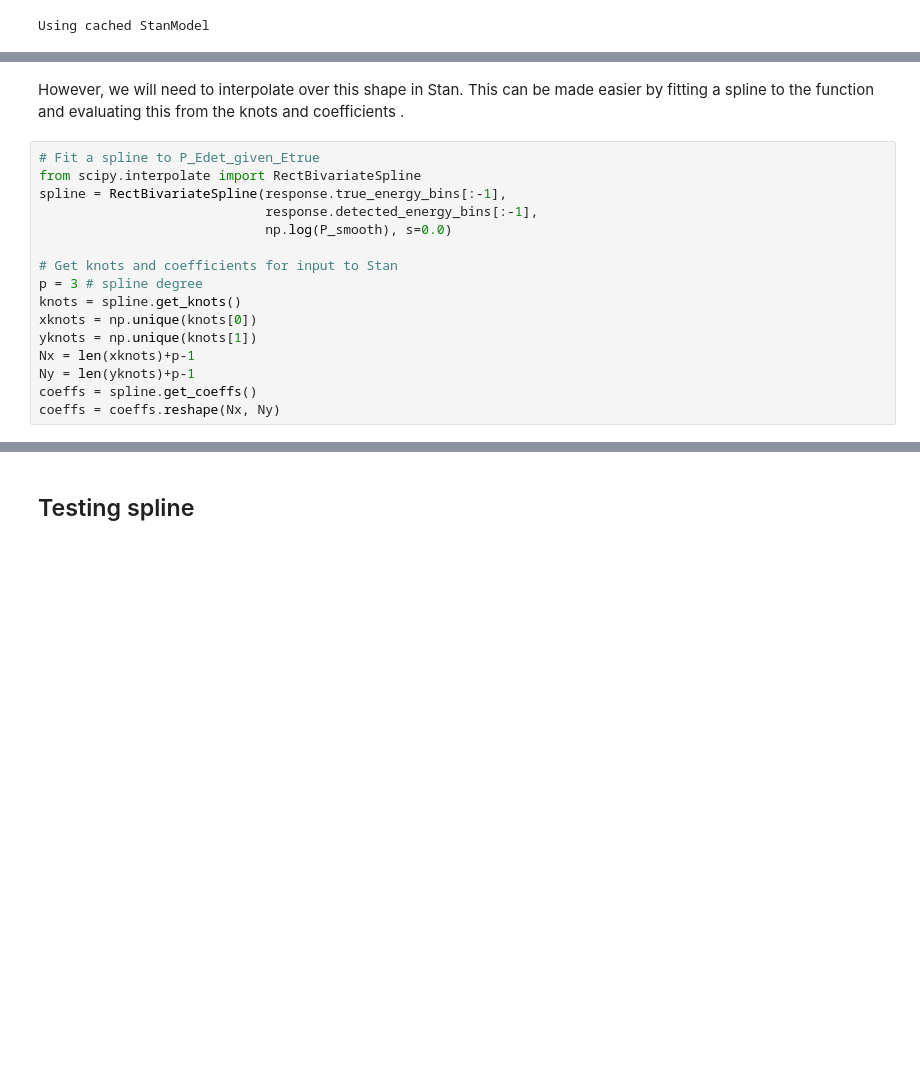
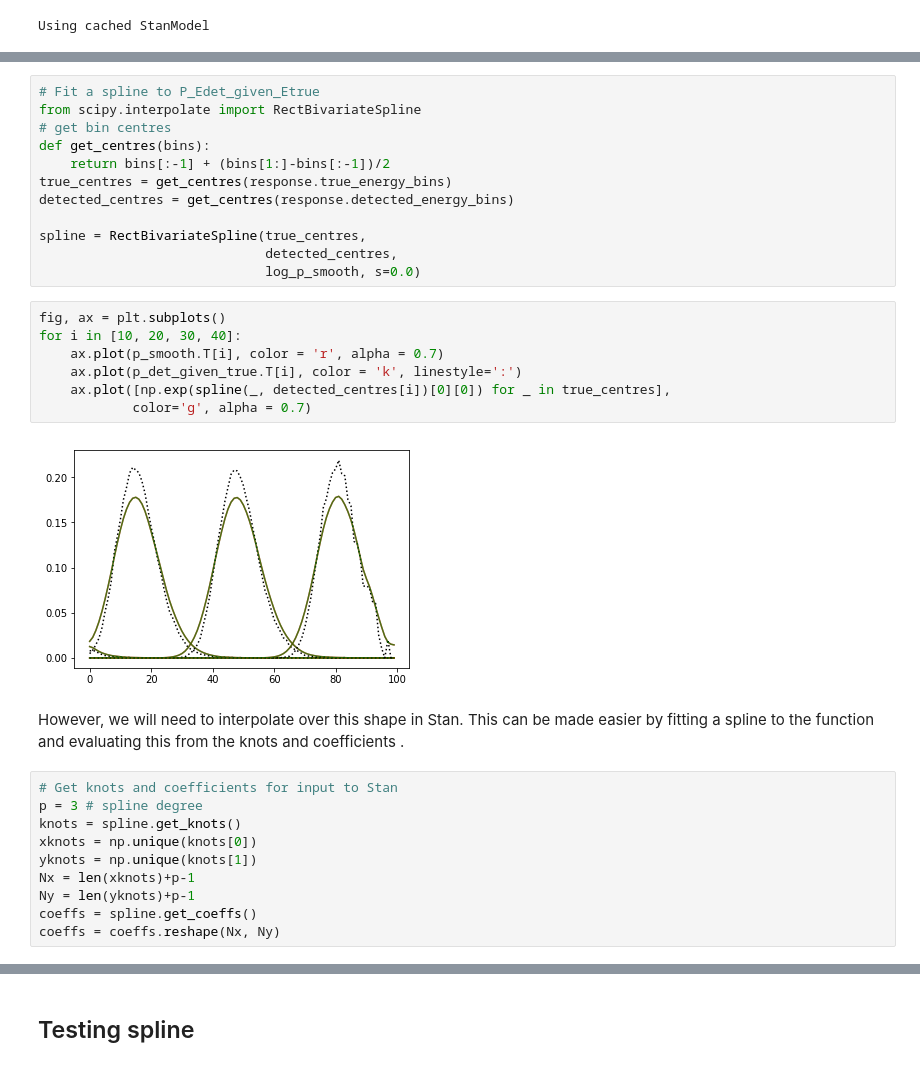
Before and after one commit to cescalara/instrument_response, a Jupyter notebook: fit_demo.ipynb, the cells around one changed output, grey strips where cells are left out. Drawn from its saved outputs; the diff is of its cells as text; blank space fills up the shorter version.

```diff
--- a/fit_demo.ipynb
+++ b/fit_demo.ipynb
@@ -153,13 +133,28 @@ np.max(P_smooth)
+# %%
+# Fit a spline to P_Edet_given_Etrue
+from scipy.interpolate import RectBivariateSpline
+# get bin centres
+def get_centres(bins):
+    return bins[:-1] + (bins[1:]-bins[:-1])/2
+true_centres = get_centres(response.true_energy_bins)
+detected_centres = get_centres(response.detected_energy_bins)
+
+spline = RectBivariateSpline(true_centres,
+                             detected_centres,
+                             log_p_smooth, s=0.0)
+# %%
+fig, ax = plt.subplots()
+for i in [10, 20, 30, 40]:
+    ax.plot(p_smooth.T[i], color = 'r', alpha = 0.7)
+    ax.plot(p_det_given_true.T[i], color = 'k', linestyle=':')
+    ax.plot([np.exp(spline(_, detected_centres[i])[0][0]) for _ in true_centres],
+            color='g', alpha = 0.7)
+# %% [output]
+[figure, added]
 # %% [markdown]
 However, we will need to interpolate over this shape in Stan. This can be made easier by fitting a spline to the function and evaluating this from the knots and coefficients
 .
 # %%
-# Fit a spline to P_Edet_given_Etrue
-from scipy.interpolate import RectBivariateSpline
-spline = RectBivariateSpline(response.true_energy_bins[:-1],
-                             response.detected_energy_bins[:-1],
-                             np.log(P_smooth), s=0.0)
-
 # Get knots and coefficients for input to Stan
 p = 3 # spline degree
 knots = spline.get_knots()
```
Also changed, not shown: parts of 16 cells of this notebook, 3 other files.
